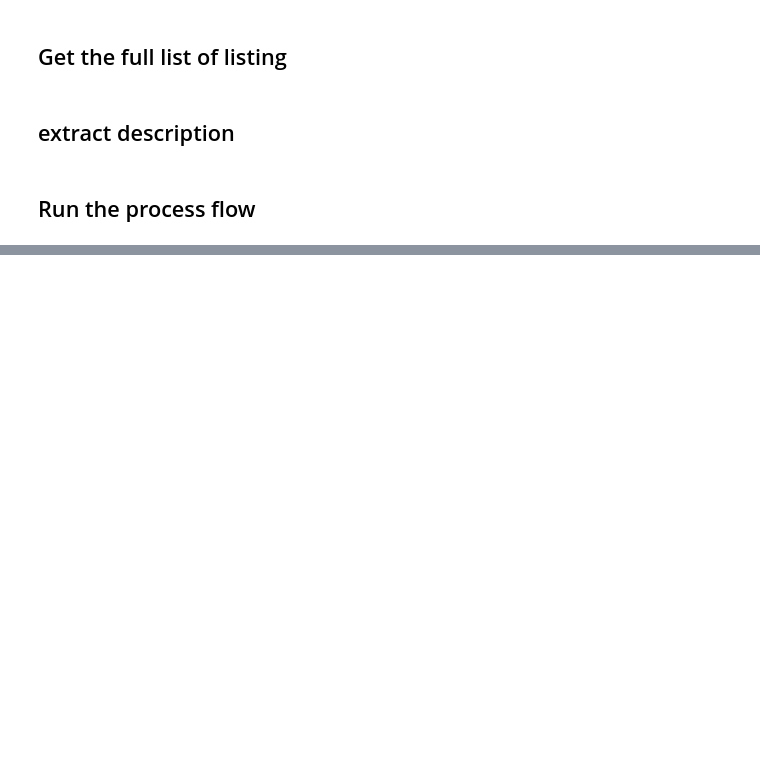
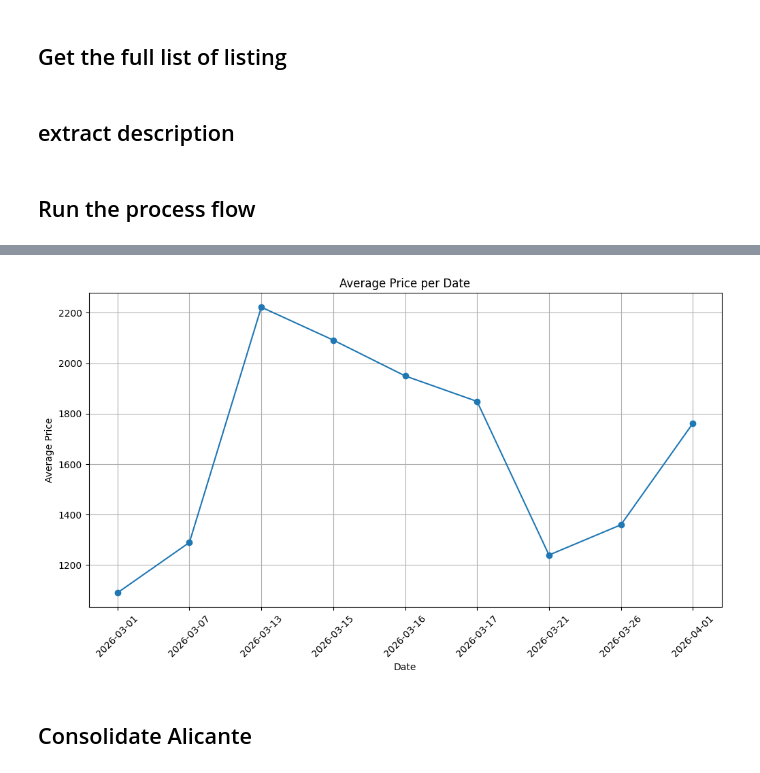
Before and after one commit to tizianschenk/BookingWebScraping_EventTimePrices, a Jupyter notebook: scraping_ts.ipynb, the cells around one changed output, grey strips where cells are left out. Cells and saved outputs as stored; diff of their text form; code cells hidden in the pictures; blank space fills up the shorter version.

```diff
--- a/scraping_ts.ipynb
+++ b/scraping_ts.ipynb
@@ -334,0 +361,24 @@ while current_date <= end_loop_date:
+# %%
+folder = "data/Valencia"
+
+all_dfs = []
+
+# Combine different date csvs
+for filename in os.listdir(folder):
+    if filename.endswith(".csv"):
+
+        # Extract date from filename
+        date_str = filename.replace(".csv", "")
+
+        # Load CSV
+        file_path = os.path.join(folder, filename)
+        df = pd.read_csv(file_path)
+
+        # Add date column
+        df["date"] = date_str
+
+        # Collect
+        all_dfs.append(df)
+
+# Combine everything
+df = pd.concat(all_dfs, ignore_index=True)
@@ -334,0 +451,19 @@ while current_date <= end_loop_date:
+# %%
+# Compute average price per date
+avg_price = df.groupby("date")["price"].mean()
+
+# Plot
+plt.figure(figsize=(12, 6))
+avg_price.plot(kind="line", marker="o")
+
+plt.title("Average Price per Date")
+plt.xlabel("Date")
+plt.ylabel("Average Price")
+plt.xticks(rotation=45)
+plt.grid(True)
+
+plt.show()
+# %% [output]
+[figure, added]
+# %% [markdown]
+## Consolidate Alicante
```
Also changed, not shown: parts of 16 cells of this notebook.
